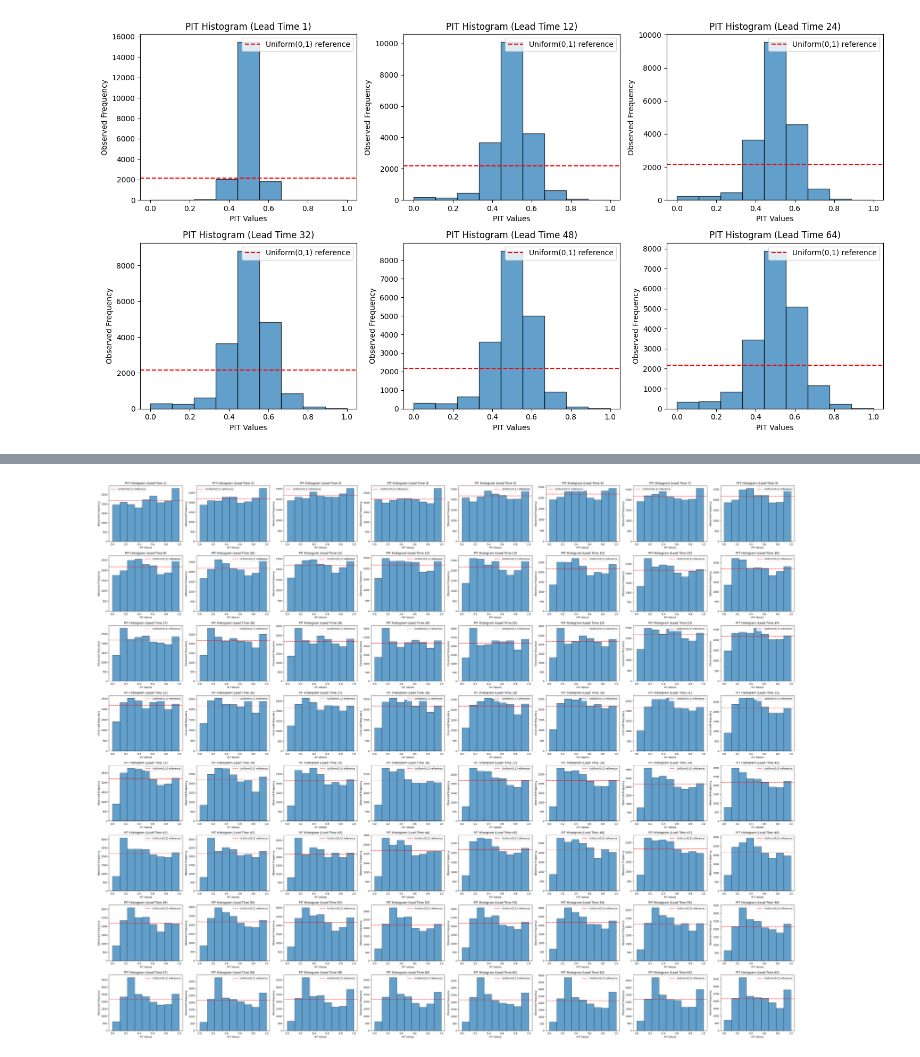
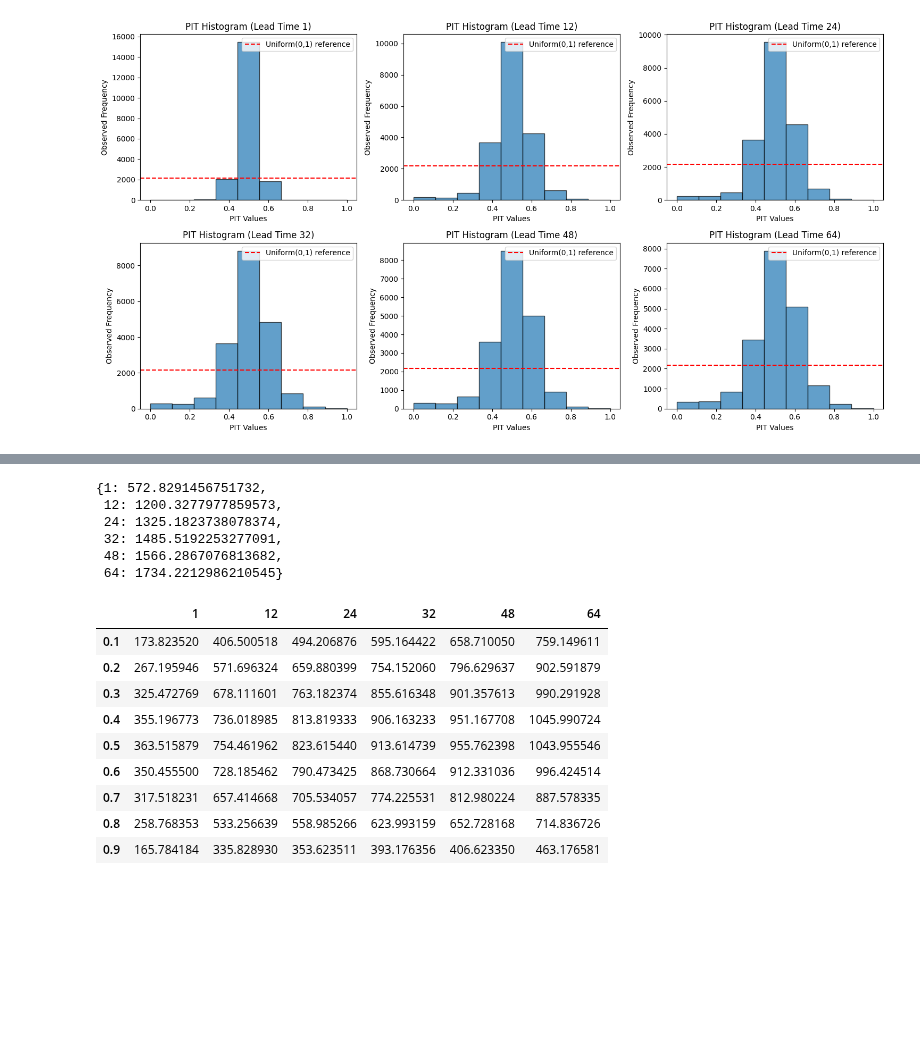
Before and after one commit to LouisSko/master-thesis, a Jupyter notebook: notebook.ipynb, the cells around one changed output, grey strips where cells are left out. Cells and saved outputs as stored; diff of their text form; code cells hidden in the pictures; blank space fills up the shorter version.

```diff
--- a/notebook.ipynb
+++ b/notebook.ipynb
@@ -361,4 +331,22 @@ predictions_qr.get_quantile_scores()
-# %%
-predictions_qr.get_pit_histogram()
-# %% [output]
-[figure, removed]
+# %%
+predictions_qr.get_crps(lead_times=[1, 12, 24, 32, 48, 64])
+# %% [output]
+{1: 572.8291456751732,
+ 12: 1200.3277977859573,
+ 24: 1325.1823738078374,
+ 32: 1485.5192253277091,
+ 48: 1566.2867076813682,
+ 64: 1734.2212986210545}
+# %%
+predictions_qr.get_quantile_scores([1, 12, 24, 32, 48, 64])
+# %% [output]
+|  | 1 | 12 | 24 | 32 | 48 | 64 |
+| 0.1 | 173.823520 | 406.500518 | 494.206876 | 595.164422 | 658.710050 | 759.149611 |
+| 0.2 | 267.195946 | 571.696324 | 659.880399 | 754.152060 | 796.629637 | 902.591879 |
+| 0.3 | 325.472769 | 678.111601 | 763.182374 | 855.616348 | 901.357613 | 990.291928 |
+| 0.4 | 355.196773 | 736.018985 | 813.819333 | 906.163233 | 951.167708 | 1045.990724 |
+| 0.5 | 363.515879 | 754.461962 | 823.615440 | 913.614739 | 955.762398 | 1043.955546 |
+| 0.6 | 350.455500 | 728.185462 | 790.473425 | 868.730664 | 912.331036 | 996.424514 |
+| 0.7 | 317.518231 | 657.414668 | 705.534057 | 774.225531 | 812.980224 | 887.578335 |
+| 0.8 | 258.768353 | 533.256639 | 558.985266 | 623.993159 | 652.728168 | 714.836726 |
+| 0.9 | 165.784184 | 335.828930 | 353.623511 | 393.176356 | 406.623350 | 463.176581 |
```
Also changed, not shown: parts of 15 cells of this notebook.
